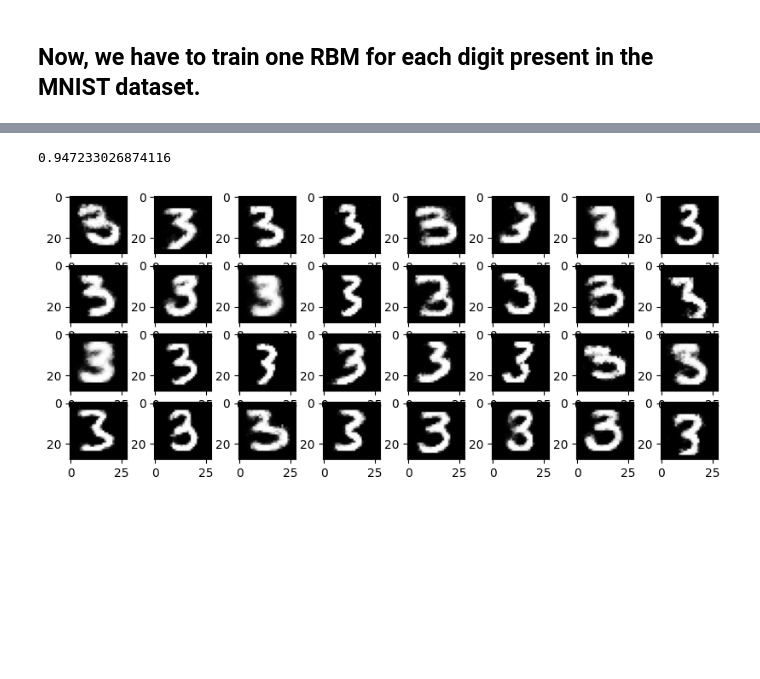
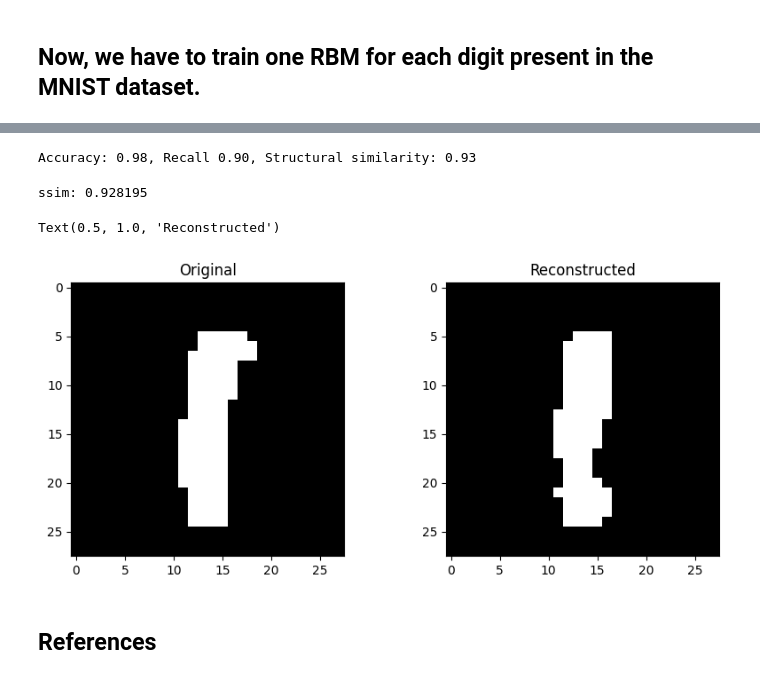
Before and after one commit to vornao/ispr-assignments, a Jupyter notebook: assignment-two/notebook.ipynb, the cells around one changed output, grey strips where cells are left out. Cells and saved outputs as stored; diff of their text form; code cells hidden in the pictures; blank space fills up the shorter version.

Commit message:
added structural similarity

```diff
--- a/assignment-two/notebook.ipynb
+++ b/assignment-two/notebook.ipynb
@@ -54,12 +78,28 @@ for i, ax in enumerate(axes.flatten()):
 # %%
 # evaluate the rbm
-evaluate_rbm(rbm, X_test[y_test == 3])
+acc, rec, ssim = evaluate_rbm(rbm, X_test[y_test == 1])
+print(f"Accuracy: {acc:.2f}, Recall {rec:.2f}, Structural similarity: {ssim:.2f}")
 # %% [output]
-0.947233026874116
+Accuracy: 0.98, Recall 0.90, Structural similarity: 0.93
-# %%
-# plot some reconstructions
-fig, axes = plt.subplots(4, 8, figsize=(10, 4))
-for i, ax in enumerate(axes.flatten()):
-    ax.imshow(rbm.reconstruct(X_test[y_test == 3][i]).reshape(28, 28), cmap='gray')
-# %% [output]
-[figure, removed]
+# %%
+# print the original image and the reconstructed one
+test_sample = X_test[y_test == 1][np.random.randint(0, X_test[y_test == 2].shape[0])]
+reconstructed = rbm.reconstruct(test_sample)
+reconstructed[reconstructed > 0.5] = 1
+reconstructed[reconstructed < 0.5] = 0
+
+ssim = structural_similarity(reconstructed, test_sample, data_range=1)
+print(f'ssim: {ssim:2f}')
+
+fig, axes = plt.subplots(1, 2, figsize=(10, 4))
+axes[0].imshow(test_sample.reshape(28, 28), cmap='gray')
+axes[1].imshow(reconstructed.reshape(28, 28), cmap='gray')
+# add labels
+axes[0].set_title('Original')
+axes[1].set_title('Reconstructed')
+# %% [output]
+ssim: 0.928195
+Text(0.5, 1.0, 'Reconstructed')
+[figure, added]
+# %% [markdown]
+## References
```
Also changed, not shown: parts of 5 cells of this notebook, 1 other file.
